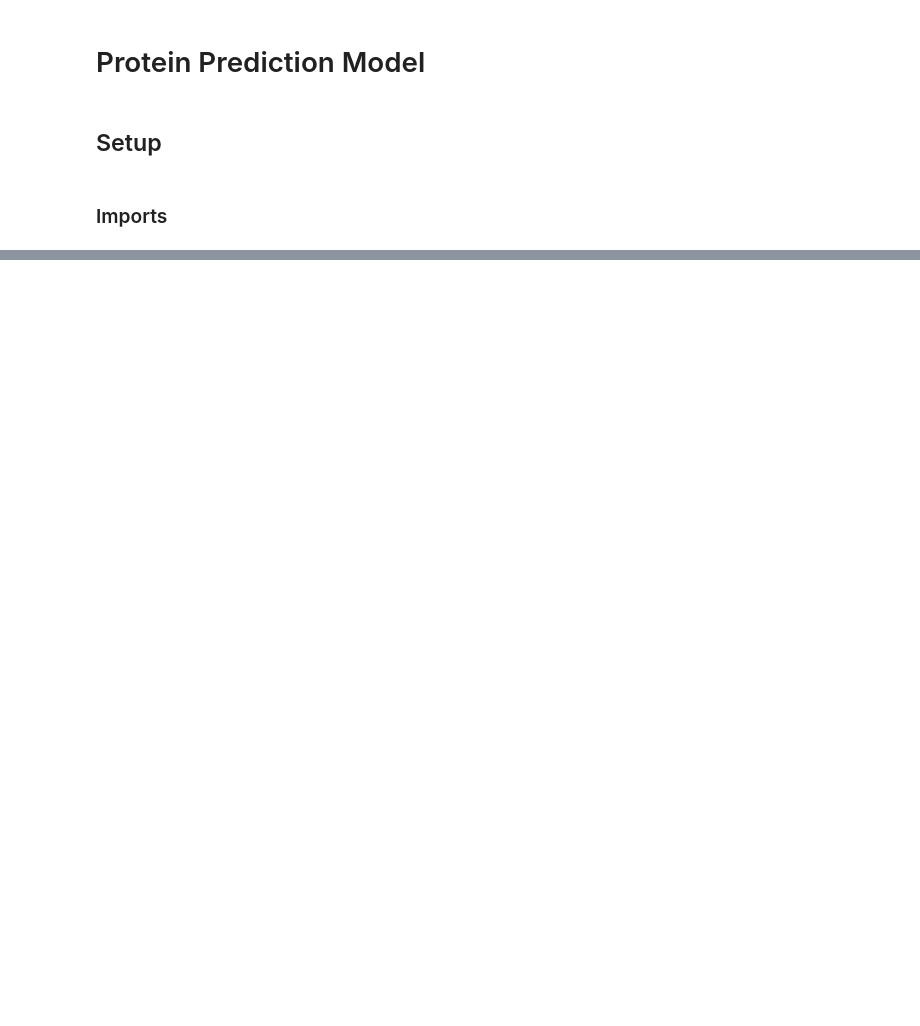
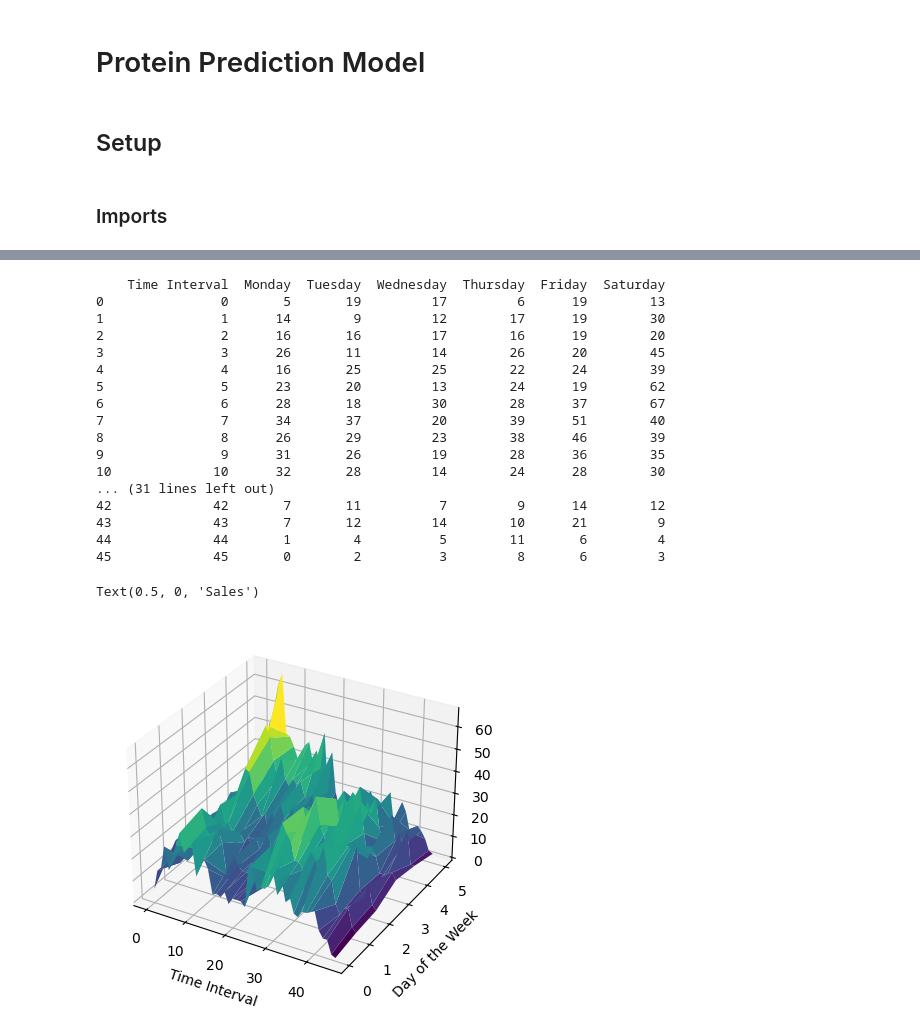
Before and after one commit to Sylis-V/cfa-predictor, a Jupyter notebook: model_training.ipynb, the cells around one changed output, grey strips where cells are left out. Drawn from its saved outputs; the diff is of its cells as text; code cells hidden in the pictures; blank space fills up the shorter version.

Commit message:
Continued data formatting in preparation for training

```diff
--- a/model_training.ipynb
+++ b/model_training.ipynb
@@ -113,0 +126,18 @@ WARNING *** OLE2 inconsistency: SSCS size is 0 but SSAT size is non-zero
+# %%
+for key in df_dict.keys():
+    # Ensure that all mapped time intervals are present in the dataframe, and if not, add rows with NaN values for the sales data columns for those time intervals
+    for time_interval in time_dict.values():
+        if time_interval not in df_dict[key]['Time Interval'].values:
+            new_row = {'Time Interval': time_interval}
+            df_dict[key] = pd.concat([df_dict[key], pd.DataFrame([new_row])], ignore_index=True)  # Add the new row to the dataframe
+
+
+
+for key in df_dict.keys():  # Final check to ensure that all dataframes have the same time intervals and are sorted by time interval
+    assert set(df_dict[key]['Time Interval'].values) == set(time_dict.values()), f"Dataframe for item '{key}' is missing some time intervals."
+    df_dict[key].sort_values(by='Time Interval', inplace=True)
+    for col in df_dict[key].columns[1:]:    # 1: to skip the 'Time Interval' column, which is not sales data
+        df_dict[key][col] = pd.to_numeric(df_dict[key][col], errors='coerce').fillna(0).astype(int)   # Ensure that all sales data columns are numeric, coercing errors to NaN
+    df_dict[key].reset_index(drop=True, inplace=True)
+
+print(df_dict)  # Print the dictionary of dataframes to verify that the data has been processed correctly
@@ -113,0 +162,41 @@ WARNING *** OLE2 inconsistency: SSCS size is 0 but SSAT size is non-zero
+# %%
+summed_df = pd.DataFrame()  # Initialize an empty dataframe to store the summed sales data for each time interval across all items
+for key in df_dict.keys():
+    if summed_df.empty:  # If the summed_df is empty, initialize it with the first dataframe
+        summed_df = df_dict[key].copy()
+        summed_df.iloc[:, 1:] = 0  # Set all sales data columns to 0 to prepare for summation
+    summed_df.iloc[:, 1:] += df_dict[key].iloc[:, 1:]  # Sum the sales data columns across all items for each time interval
+
+print(summed_df)
+
+# Show a 3D plot of the summed sales data across all items for each time interval to visualize overall sales trends throughout the day
+fig = plt.figure()
+ax = fig.add_subplot(111, projection='3d')
+x = summed_df['Time Interval'].to_numpy()
+y = np.arange(summed_df.shape[1] - 1)
+X, Y = np.meshgrid(x, y)
+Z = summed_df.iloc[:, 1:].values.T  # Transpose to get the correct shape for plotting
+ax.plot_surface(X, Y, Z, cmap='viridis')
+ax.set_xlabel('Time Interval')
+ax.set_ylabel('Day of the Week')
+ax.set_zlabel('Sales')
+# %% [output]
+    Time Interval  Monday  Tuesday  Wednesday  Thursday  Friday  Saturday
+0               0       5       19         17         6      19        13
+1               1      14        9         12        17      19        30
+2               2      16       16         17        16      19        20
+3               3      26       11         14        26      20        45
+4               4      16       25         25        22      24        39
+5               5      23       20         13        24      19        62
+6               6      28       18         30        28      37        67
+7               7      34       37         20        39      51        40
+8               8      26       29         23        38      46        39
+9               9      31       26         19        28      36        35
+10             10      32       28         14        24      28        30
+... (31 lines left out)
+42             42       7       11          7         9      14        12
+43             43       7       12         14        10      21         9
+44             44       1        4          5        11       6         4
+45             45       0        2          3         8       6         3
+Text(0.5, 0, 'Sales')
+[figure, added]
```
Also changed, not shown: parts of 8 cells of this notebook.
